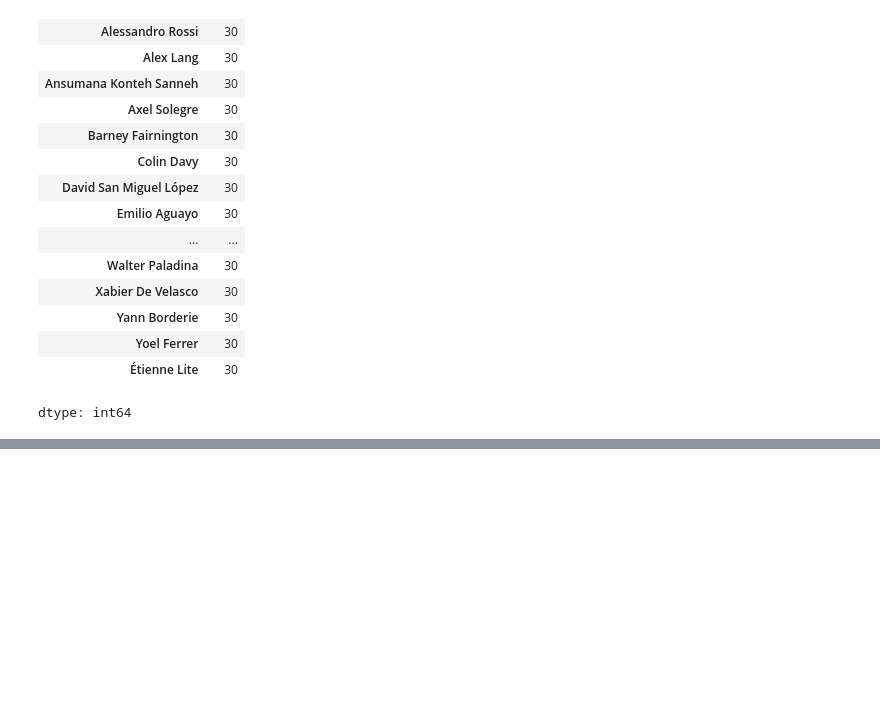
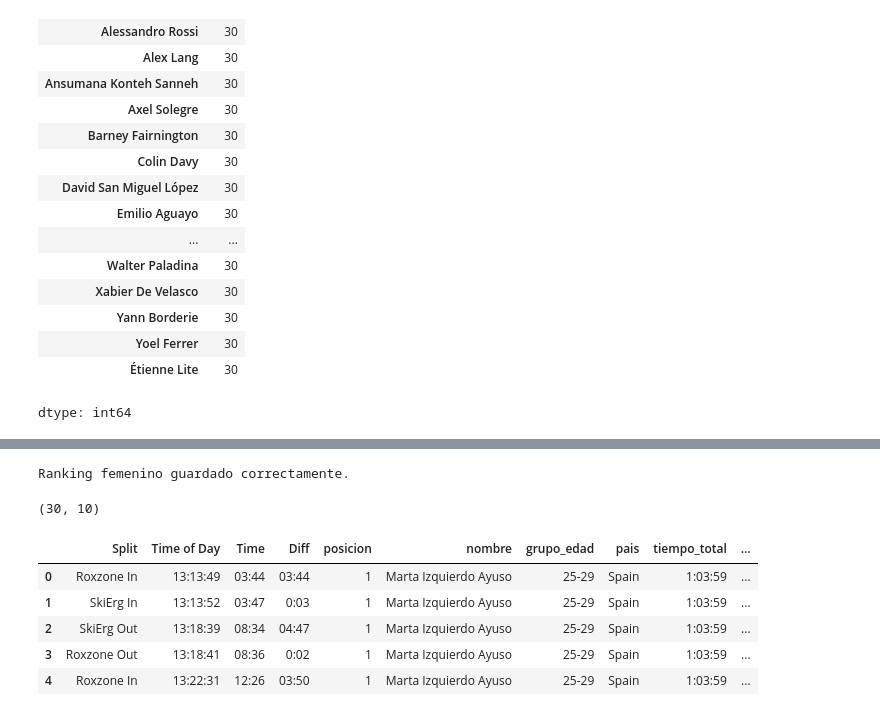
Before and after one commit to JaimeTS/hyrox-analysis, a Jupyter notebook: notebooks/01_scraping_hyrox.ipynb, the cells around one changed output, grey strips where cells are left out. Cells and saved outputs as stored; diff of their text form; code cells hidden in the pictures; blank space fills up the shorter version.

```diff
--- a/notebooks/01_scraping_hyrox.ipynb
+++ b/notebooks/01_scraping_hyrox.ipynb
@@ -879,0 +1053,32 @@ df_splits_todos.to_csv("barcelona2026_hyrox_men_splits.csv", index=False)
+# %%
+# Control de calidad del ranking femenino
+
+df_categoria_women["posicion"] = pd.to_numeric(
+    df_categoria_women["posicion"],
+    errors="coerce"
+)
+
+df_categoria_women["posicion_grupo_edad"] = pd.to_numeric(
+    df_categoria_women["posicion_grupo_edad"],
+    errors="coerce"
+)
+
+print("Total esperado:", total_atletas_women)
+print("Total extraído:", len(df_categoria_women))
+
+print("Posición mínima:", df_categoria_women["posicion"].min())
+print("Posición máxima:", df_categoria_women["posicion"].max())
+
+print("Posiciones duplicadas:", df_categoria_women["posicion"].duplicated().sum())
+
+posiciones_esperadas_women = set(range(1, total_atletas_women + 1))
+posiciones_observadas_women = set(
+    df_categoria_women["posicion"].dropna().astype(int)
+)
+
+posiciones_faltantes_women = sorted(
+    posiciones_esperadas_women - posiciones_observadas_women
+)
+
+print("Número de posiciones faltantes:", len(posiciones_faltantes_women))
+print("Primeras posiciones faltantes:", posiciones_faltantes_women[:20])
@@ -879,0 +1093,29 @@ df_splits_todos.to_csv("barcelona2026_hyrox_men_splits.csv", index=False)
+# %%
+# Guardado del ranking femenino
+
+df_categoria_women.to_csv(
+    "/content/drive/MyDrive/Colab Notebooks/Hyrox/barcelona2026_hyrox_women_ranking.csv",
+    index=False
+)
+
+print("Ranking femenino guardado correctamente.")
+# %% [output]
+Ranking femenino guardado correctamente.
+# %%
+# Prueba de splits con la primera atleta femenina
+
+df_splits_women_prueba = extraer_splits_atleta(
+    df_categoria_women.iloc[0]
+)
+
+print(df_splits_women_prueba.shape)
+
+df_splits_women_prueba.head()
+# %% [output]
+(30, 10)
+|  | Split | Time of Day | Time | Diff | posicion | nombre | grupo_edad | pais | tiempo_total | ... |
+| 0 | Roxzone In | 13:13:49 | 03:44 | 03:44 | 1 | Marta Izquierdo Ayuso | 25-29 | Spain | 1:03:59 | ... |
+| 1 | SkiErg In | 13:13:52 | 03:47 | 0:03 | 1 | Marta Izquierdo Ayuso | 25-29 | Spain | 1:03:59 | ... |
+| 2 | SkiErg Out | 13:18:39 | 08:34 | 04:47 | 1 | Marta Izquierdo Ayuso | 25-29 | Spain | 1:03:59 | ... |
+| 3 | Roxzone Out | 13:18:41 | 08:36 | 0:02 | 1 | Marta Izquierdo Ayuso | 25-29 | Spain | 1:03:59 | ... |
+| 4 | Roxzone In | 13:22:31 | 12:26 | 03:50 | 1 | Marta Izquierdo Ayuso | 25-29 | Spain | 1:03:59 | ... |
```
Also changed, not shown: parts of 25 cells of this notebook.
